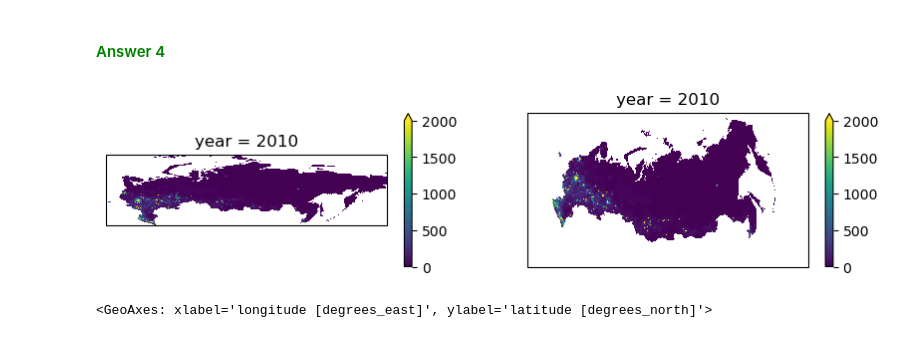
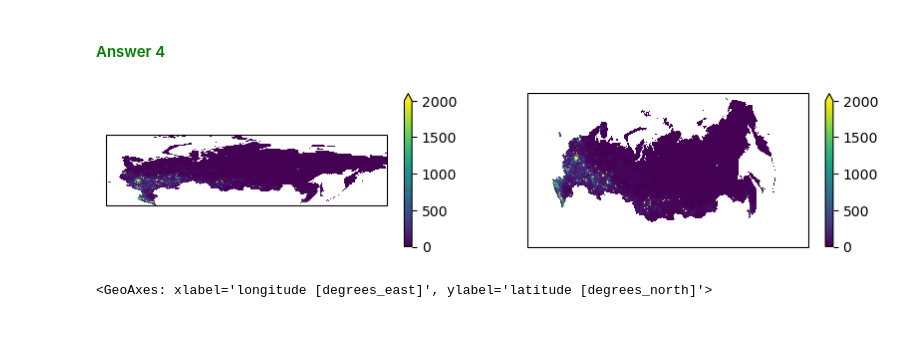
Before and after one commit to bjsilver/aqsolutions, a Jupyter notebook: workshop_2.ipynb, the cells around one changed output. Cells and saved outputs as stored; diff of their text form; code cells hidden in the pictures.

```diff
--- a/workshop_2.ipynb
+++ b/workshop_2.ipynb
@@ -223,4 +223,5 @@ fig, axes = plt.subplots(2,2, figsize=[8,5])
 for ax, pol in zip(axes.ravel(), pollutants):
     provinces.plot(column=f'{pol}_mean', ax=ax, legend=True, legend_kwds={'shrink':.6})
     ax.set_title(pol, y=.8)
+    ax.set_xlabel('longitude'); ax.set_ylabel('latitude')
 # %% [output]
@@ -287,4 +288,5 @@ for i, proj in enumerate(projections):
                                          transform=ccrs.PlateCarree(),# this ensures the data is transformed FROM lat-lon coordinates
                                          ax=ax, add_colorbar=False)
     ax.coastlines()
+    ax.set_title('')
 # %% [output]
@@ -326,26 +328,27 @@ Hints:
 # %%
 def get_country_population(country_isocode, year=None):
     country_id = lookup.loc[country_isocode, 'Value']
     country_pop = ds['population_count'].where(ds['country_id'] == country_id)
     if year:
         country_pop = country_pop.loc[{'year':year}]
     country_pop = country_pop.dropna('lat', how='all').dropna('lon', how='all')
     return country_pop
 
 ### 1 ###
 russia_pop = get_country_population('RUS', year=2010)
 
 # create a figur
 fig = plt.figure(figsize=[10,10])
 ll_ax = fig.add_subplot(121, projection=ccrs.PlateCarree()) # add an axis with a PlateCarree map projection
 orth_ax = fig.add_subplot(122, projection=ccrs.Orthographic(central_latitude=66.755, central_longitude=93.85)) #axis with a Orthographic map projection
 
 for ax in (ll_ax, orth_ax):
     russia_pop.plot(ax=ax, transform=ccrs.PlateCarree(),
                    vmax=2000,
                     cbar_kwargs={'shrink':.2, 'label':''})
+    ax.set_title('')
 # %% [output]
-[figure, old version]
+[figure, new version]
 # %%
 ### 2 ###
 china_pop_change = get_country_population('CHN', year=2020) - get_country_population('CHN', year=2000)
```
Also changed, not shown: parts of 2 cells of this notebook, 1 other file.
